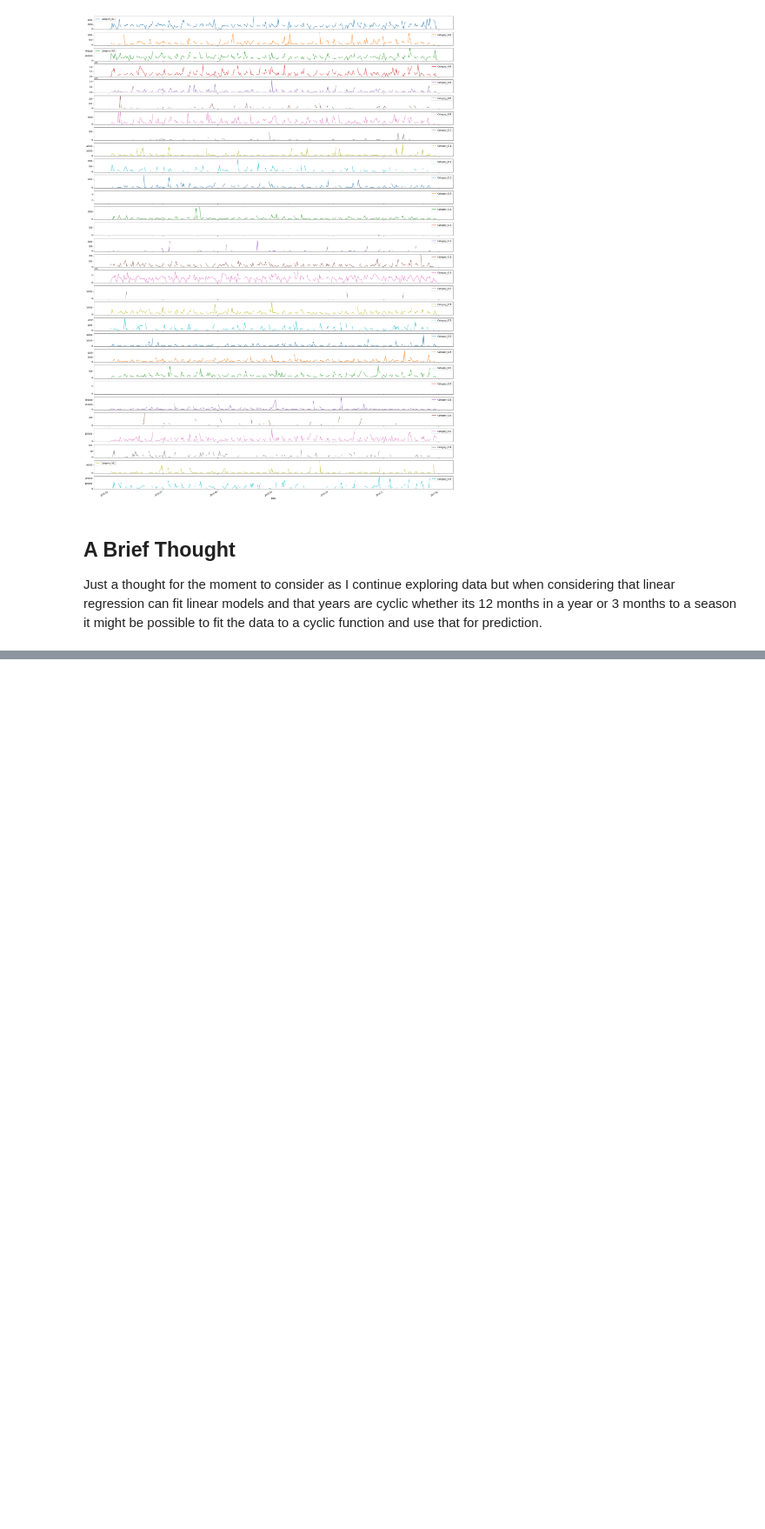
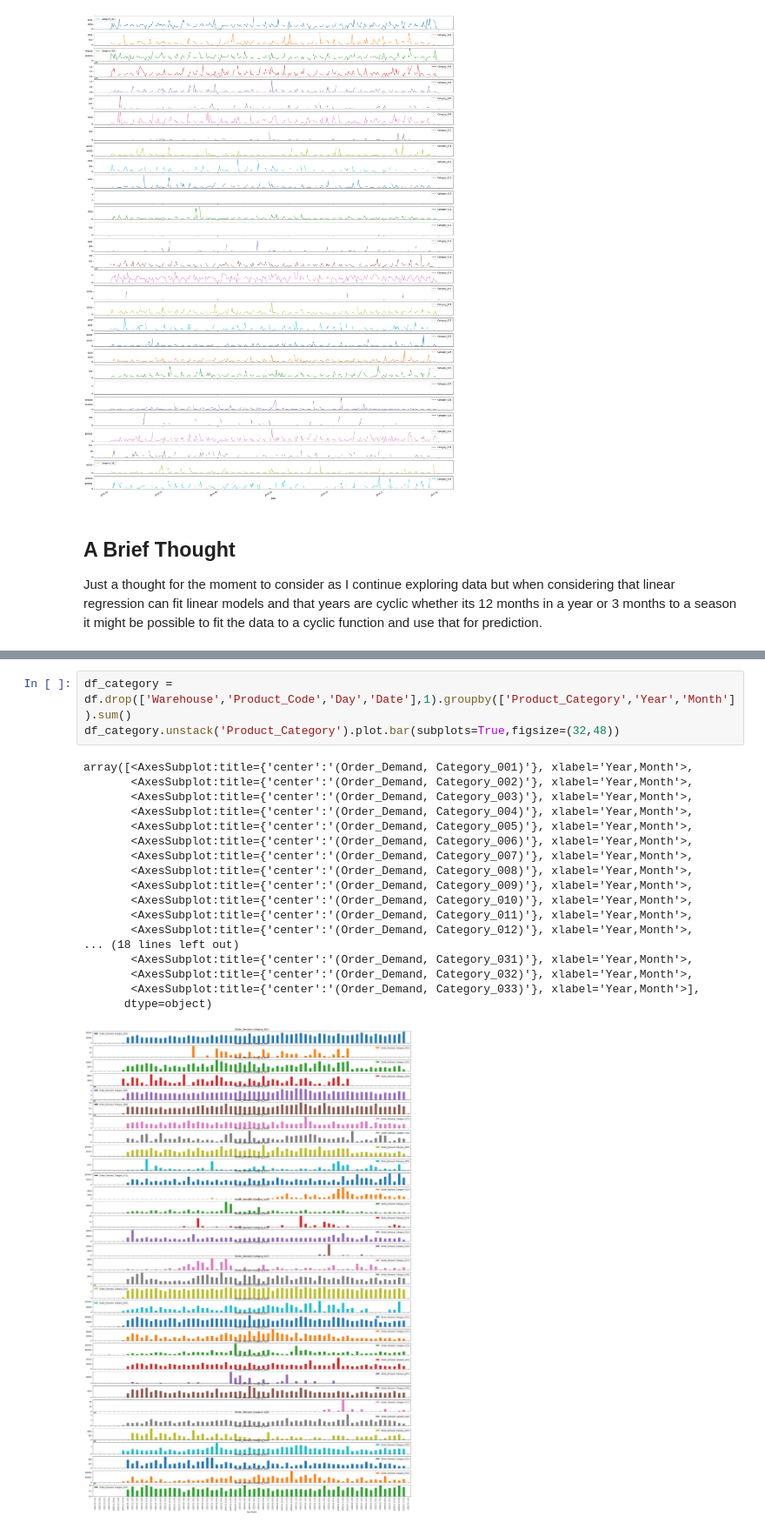
Before and after one commit to BaileySri/EECS731-Project5, a Jupyter notebook: notebooks/1.0-bks-Initial-Data-Exploration.ipynb, the cells around one changed output, grey strips where cells are left out. Shown at 87% size. Saved outputs shown, nothing was run; the diff lists cells and outputs as text; blank space fills up the shorter version.

Commit message:
Monthly Categorical Exploration

```diff
--- a/notebooks/1.0-bks-Initial-Data-Exploration.ipynb
+++ b/notebooks/1.0-bks-Initial-Data-Exploration.ipynb
@@ -196,0 +210,22 @@ Just a thought for the moment to consider as I continue exploring data but when
+# %%
+df_category = df.drop(['Warehouse','Product_Code','Day','Date'],1).groupby(['Product_Category','Year','Month']).sum()
+df_category.unstack('Product_Category').plot.bar(subplots=True,figsize=(32,48))
+# %% [output]
+array([<AxesSubplot:title={'center':'(Order_Demand, Category_001)'}, xlabel='Year,Month'>,
+       <AxesSubplot:title={'center':'(Order_Demand, Category_002)'}, xlabel='Year,Month'>,
+       <AxesSubplot:title={'center':'(Order_Demand, Category_003)'}, xlabel='Year,Month'>,
+       <AxesSubplot:title={'center':'(Order_Demand, Category_004)'}, xlabel='Year,Month'>,
+       <AxesSubplot:title={'center':'(Order_Demand, Category_005)'}, xlabel='Year,Month'>,
+       <AxesSubplot:title={'center':'(Order_Demand, Category_006)'}, xlabel='Year,Month'>,
+       <AxesSubplot:title={'center':'(Order_Demand, Category_007)'}, xlabel='Year,Month'>,
+       <AxesSubplot:title={'center':'(Order_Demand, Category_008)'}, xlabel='Year,Month'>,
+       <AxesSubplot:title={'center':'(Order_Demand, Category_009)'}, xlabel='Year,Month'>,
+       <AxesSubplot:title={'center':'(Order_Demand, Category_010)'}, xlabel='Year,Month'>,
+       <AxesSubplot:title={'center':'(Order_Demand, Category_011)'}, xlabel='Year,Month'>,
+       <AxesSubplot:title={'center':'(Order_Demand, Category_012)'}, xlabel='Year,Month'>,
+... (18 lines left out)
+       <AxesSubplot:title={'center':'(Order_Demand, Category_031)'}, xlabel='Year,Month'>,
+       <AxesSubplot:title={'center':'(Order_Demand, Category_032)'}, xlabel='Year,Month'>,
+       <AxesSubplot:title={'center':'(Order_Demand, Category_033)'}, xlabel='Year,Month'>],
+      dtype=object)
+[figure, added]
```
Also changed, not shown: parts of 4 cells of this notebook, 2 other files.
